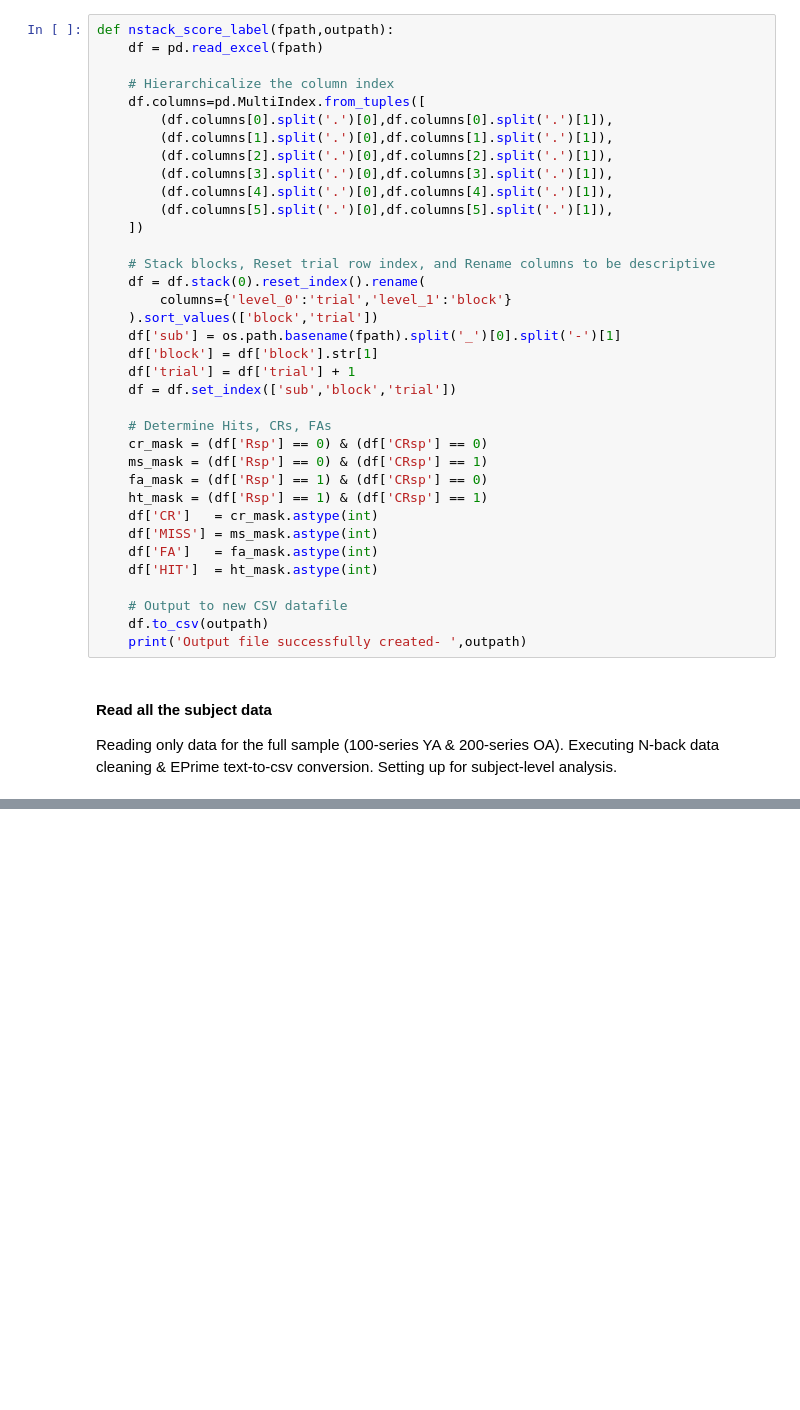
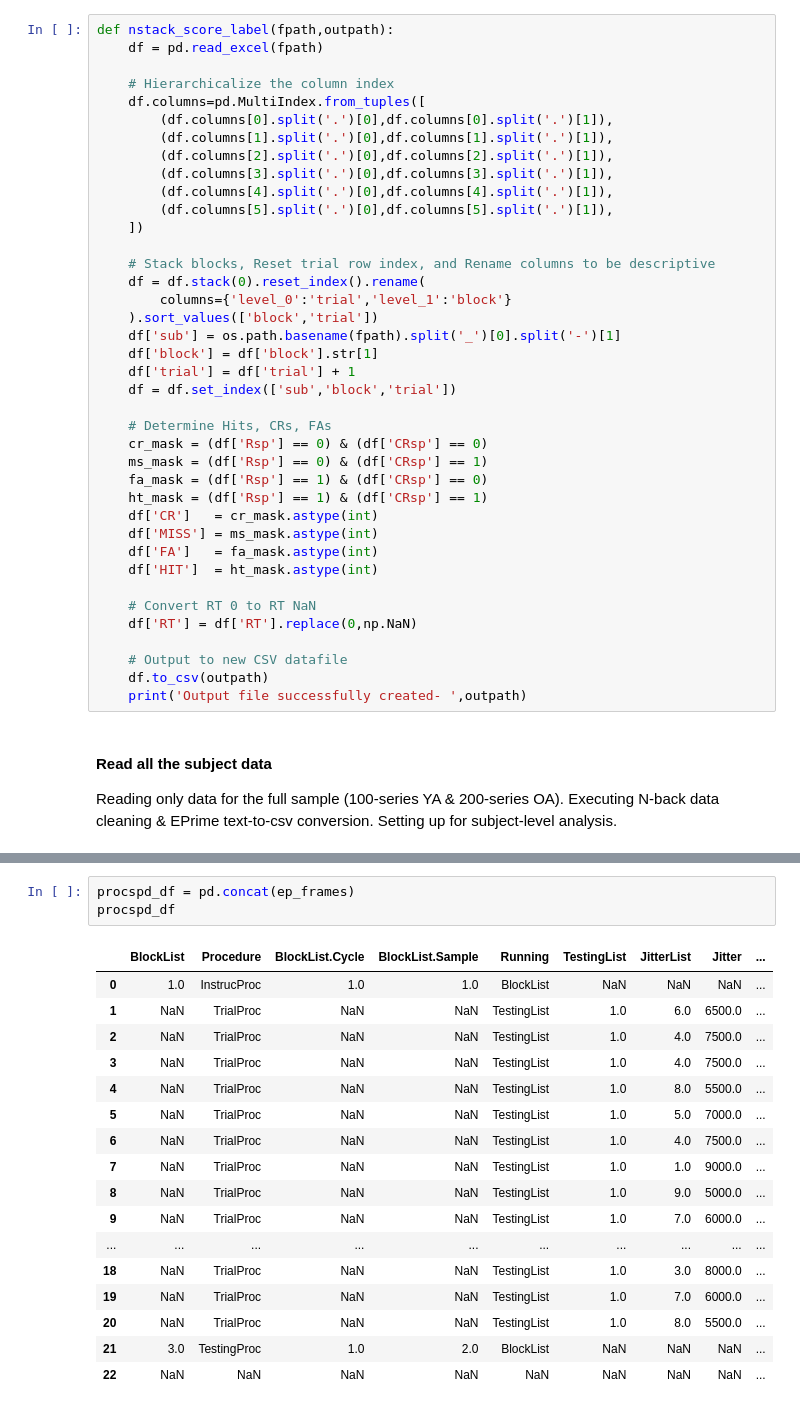
Before and after one commit to lighthall-lab/scilearn, a Jupyter notebook: 0.clean_nback_procspeed.ipynb, the cells around one changed output, grey strips where cells are left out. Cells and saved outputs as stored; diff of their text form; blank space fills up the shorter version.

Commit message:
updated data cleaning & output for nback. procspd not finished yet.

```diff
--- a/0.clean_nback_procspeed.ipynb
+++ b/0.clean_nback_procspeed.ipynb
@@ -43,6 +43,9 @@ def nstack_score_label(fpath,outpath):
     df['FA']   = fa_mask.astype(int)
     df['HIT']  = ht_mask.astype(int)
 
+    # Convert RT 0 to RT NaN
+    df['RT'] = df['RT'].replace(0,np.NaN)
+
     # Output to new CSV datafile
     df.to_csv(outpath)
     print('Output file successfully created- ',outpath)
@@ -91,0 +130,21 @@ Done!
+# %%
+procspd_df = pd.concat(ep_frames)
+procspd_df
+# %% [output]
+|  | BlockList | Procedure | BlockList.Cycle | BlockList.Sample | Running | TestingList | JitterList | Jitter | ... |
+| 0 | 1.0 | InstrucProc | 1.0 | 1.0 | BlockList | NaN | NaN | NaN | ... |
+| 1 | NaN | TrialProc | NaN | NaN | TestingList | 1.0 | 6.0 | 6500.0 | ... |
+| 2 | NaN | TrialProc | NaN | NaN | TestingList | 1.0 | 4.0 | 7500.0 | ... |
+| 3 | NaN | TrialProc | NaN | NaN | TestingList | 1.0 | 4.0 | 7500.0 | ... |
+| 4 | NaN | TrialProc | NaN | NaN | TestingList | 1.0 | 8.0 | 5500.0 | ... |
+| 5 | NaN | TrialProc | NaN | NaN | TestingList | 1.0 | 5.0 | 7000.0 | ... |
+| 6 | NaN | TrialProc | NaN | NaN | TestingList | 1.0 | 4.0 | 7500.0 | ... |
+| 7 | NaN | TrialProc | NaN | NaN | TestingList | 1.0 | 1.0 | 9000.0 | ... |
+| 8 | NaN | TrialProc | NaN | NaN | TestingList | 1.0 | 9.0 | 5000.0 | ... |
+| 9 | NaN | TrialProc | NaN | NaN | TestingList | 1.0 | 7.0 | 6000.0 | ... |
+| ... | ... | ... | ... | ... | ... | ... | ... | ... | ... |
+| 18 | NaN | TrialProc | NaN | NaN | TestingList | 1.0 | 3.0 | 8000.0 | ... |
+| 19 | NaN | TrialProc | NaN | NaN | TestingList | 1.0 | 7.0 | 6000.0 | ... |
+| 20 | NaN | TrialProc | NaN | NaN | TestingList | 1.0 | 8.0 | 5500.0 | ... |
+| 21 | 3.0 | TestingProc | 1.0 | 2.0 | BlockList | NaN | NaN | NaN | ... |
+| 22 | NaN | NaN | NaN | NaN | NaN | NaN | NaN | NaN | ... |
```
Also changed, not shown: parts of 10 cells of this notebook, 1 other file.
